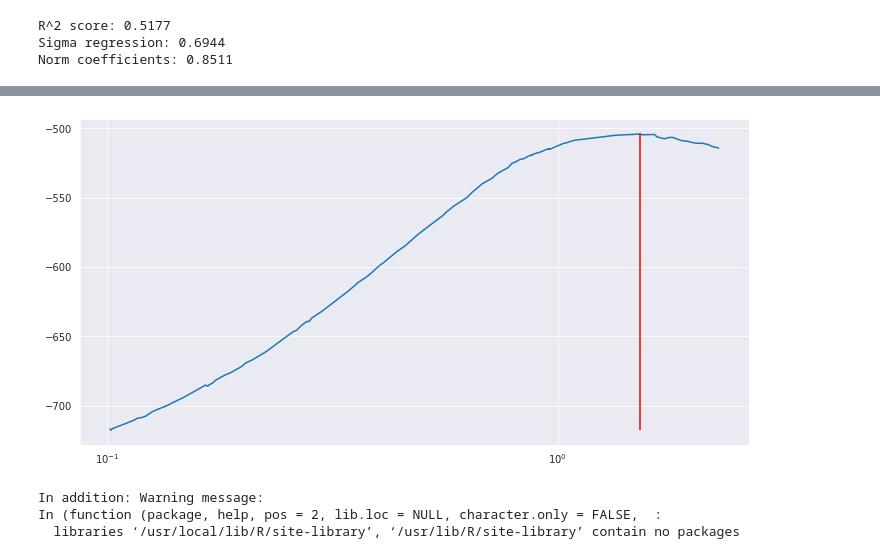
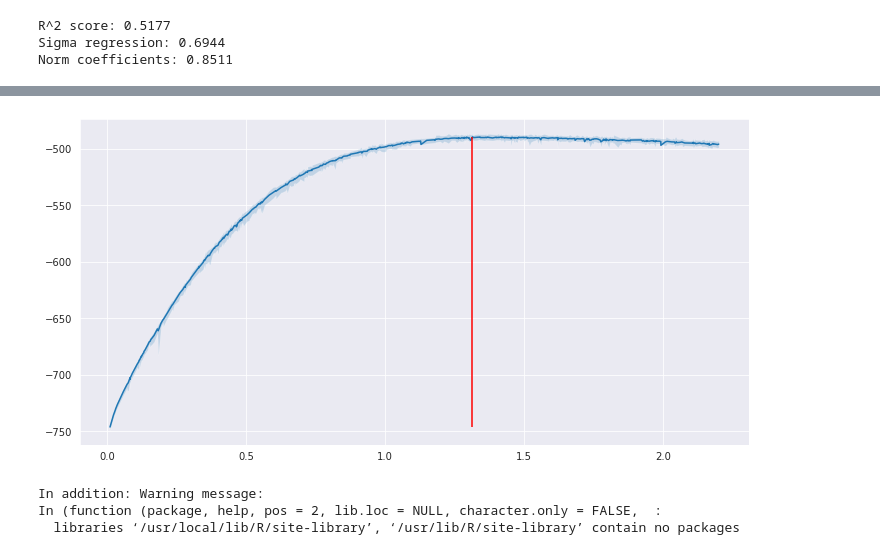
Before and after one commit to marcello-negri/manifold_flow, a Jupyter notebook: regression.ipynb, the cells around one changed output, grey strips where cells are left out. Drawn from its saved outputs; the diff is of its cells as text; code cells hidden in the pictures.

Commit message:
ridge, lasso and subl1 pseudo-norms

```diff
--- a/regression.ipynb
+++ b/regression.ipynb
@@ -268,7 +272,7 @@ def gen_cooling_schedule(T0, Tn, num_iter, scheme):
             return Tn
     return cooling_schedule
 # %%
-def train_cond_model(model, X, y, sigma, epochs=2_001, lr=1e-3, sample_size=1, context_size=1_000, norm_min_exp=-1, norm_max_exp=1., T0=5, Tn=1e-2, iter_per_cool_step=20, device="cuda", **kwargs,):
+def train_cond_model(model, X, y, sigma, epochs=2_001, lr=1e-3, sample_size=1, context_size=1_000, norm_min_exp=-1, norm_max_exp=1., norm_min=-1, norm_max=1., T0=5, Tn=1e-2, iter_per_cool_step=20, device="cuda", **kwargs,):
 
     optimizer = torch.optim.Adam(model.parameters(), lr=lr)
 
@@ -284,13 +288,14 @@ def train_cond_model(model, X, y, sigma, epochs=2_001, lr=1e-3, sample_size=1, c
             optimizer.zero_grad()
 
             rand_norm = torch.rand(context_size).to(device)
-            log_uniform_norm = 10 ** (rand_norm * (norm_max_exp - norm_min_exp) + norm_min_exp).view(-1, 1)
+            # log_uniform_norm = 10 ** (rand_norm * (norm_max_exp - norm_min_exp) + norm_min_exp).view(-1, 1)
+            uniform_norm = (rand_norm * (norm_max - norm_min) + norm_min).view(-1, 1)
 
-            q_samples, q_log_prob = model.sample_and_log_prob(num_samples=sample_size, context=log_uniform_norm)
+            q_samples, q_log_prob = model.sample_and_log_prob(num_samples=sample_size, context=uniform_norm)
             if torch.any(torch.isnan(q_samples)): breakpoint()
 
-            # log_lik = log_likelihood(beta=q_samples, sigma=sigma, X=X, y=y)
-            log_lik = log_unnorm_posterior(beta=q_samples, sigma=sigma, X=X, y=y, lamb=torch.tensor(200.))
+            log_lik = log_likelihood(beta=q_samples, sigma=sigma, X=X, y=y)
+            # log_lik = log_unnorm_posterior(beta=q_samples, sigma=sigma, X=X, y=y, lamb=torch.tensor(200.))
             # log_lik = uniform_p_norm(beta=q_log_prob)
             kl_div = torch.mean(q_log_prob - log_lik/ T)
             kl_div.backward()
@@ -410,7 +436,7 @@ X_tensor, y_tensor, X_np, y_np = load_diabetes_dataset(device=device)
 
 # build model
 flow_dim = X_tensor.shape[1]
-q = 1
+q = .75
 # flow = build_flow_manifold(flow_dim, norm=norm, q=q, n_layers=3, hidden_features=64, device=device)
 flow = build_cond_flow_manifold(flow_dim, q=q, n_layers=3, context_features=64, hidden_features=64, device=device)
 
@@ -419,10 +445,12 @@ params = dict(q=q,
               lr=1e-3,
               epochs=200,
               T0=5,
-              Tn=1e-2,
-              iter_per_cool_step=20,
-              norm_min_exp=-1,
-              norm_max_exp=.4,
+              Tn=1,
+              iter_per_cool_step=10,
+              norm_min_exp=-2,
+              norm_max_exp=0,#.4
+              norm_min=0.01,
+              norm_max=5,#.4
               sample_size=1,
               context_size=100,
               device=device)
@@ -482,2 +492,5 @@ samples_sorted, norm_sorted, kl_sorted = sample_beta_(flow, X_tensor, y_tensor,
+# %%
+samples_sorted, norm_sorted, kl_sorted = sample_beta(flow, X_tensor, y_tensor, sigma=params['sigma'], norm_min=params['norm_min'],
+                                                      norm_max=params['norm_max'], context_size=1, sample_size=50, n_iter=500)
 # %%
 def plot_betas_norm(samples_sorted, norm_sorted, a=0.95, folder_name='./'):
@@ -518,13 +535,19 @@ plot_betas_norm(samples_sorted[:idx], norm_sorted[:idx], a=0.95, folder_name=dir
-# %%
-idx_min = np.argmin(kl_sorted.mean(1))
-log_lik = -kl_sorted.mean(1)
-plt.figure(figsize=(12,6))
-plt.plot(norm_sorted, log_lik)
-plt.vlines(norm_sorted[idx_min], ymin=min(log_lik), ymax=max(log_lik), color='r')
-plt.xscale('log')
-plt.show()
-# %% [output]
-[figure, removed]
+# %%
+a = .95
+log_lik = -kl_sorted
+fig, ax = plt.subplots(figsize=(12,6))
+l_quant = np.quantile(log_lik, 1-a, axis=1)
+log_lik_mean = np.mean(log_lik, axis=1)
+r_quant = np.quantile(log_lik, a, axis=1)
+ax.plot(norm_sorted, log_lik_mean)
+ax.fill_between(norm_sorted, l_quant, r_quant, alpha=0.2)
+idx_min = np.argmax(log_lik_mean)
+plt.vlines(norm_sorted[idx_min], ymin=min(log_lik_mean), ymax=max(log_lik_mean), color='r')
+# plt.xscale('log')
+plt.savefig("./plots/marginal_log_lik.png", dpi=200)
+plt.show()
+# %% [output]
+[figure, added]
 # %%
 from rpy2.robjects.packages import importr
 flow_dim = 3
```
Also changed, not shown: parts of 8 cells of this notebook.
